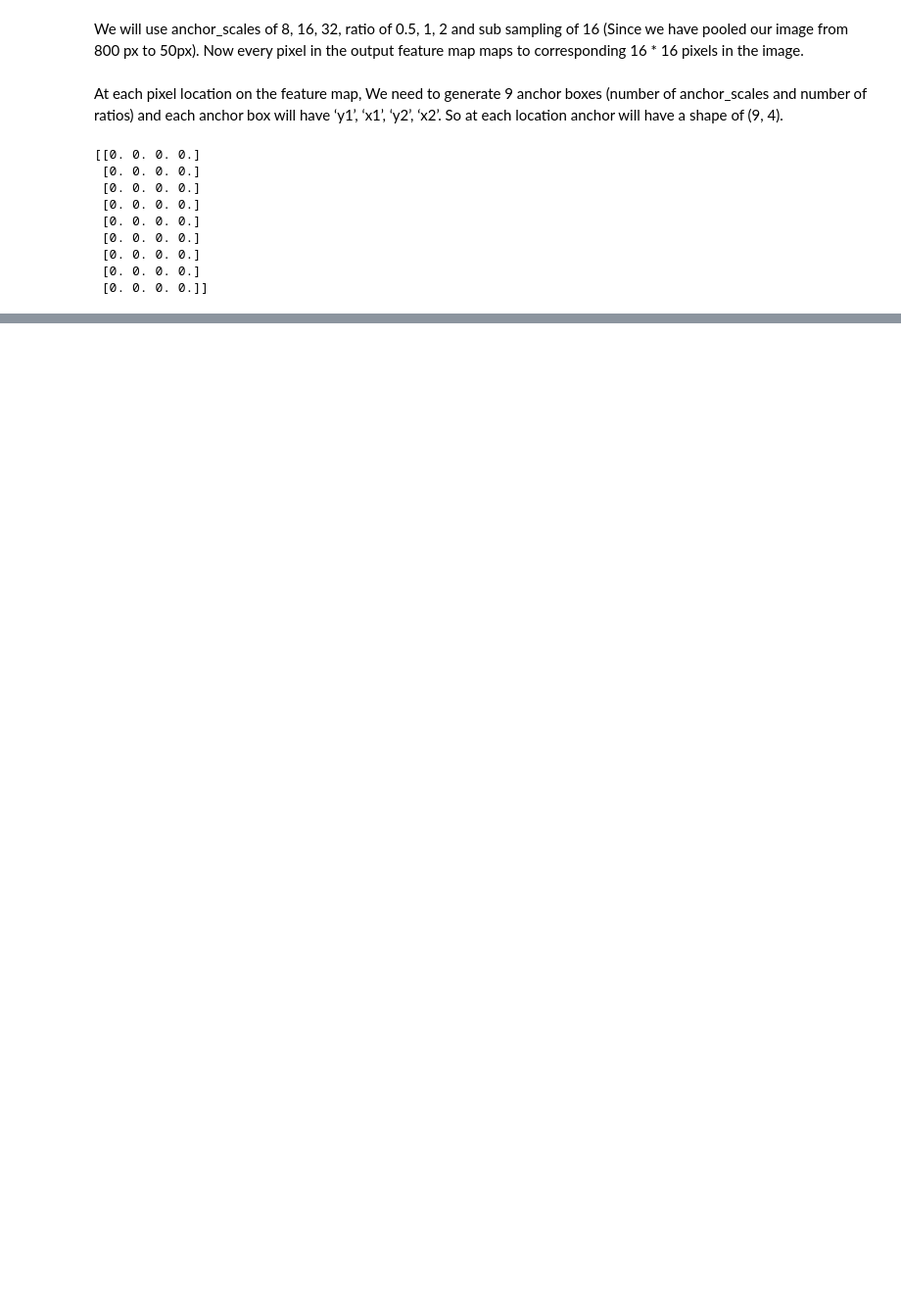
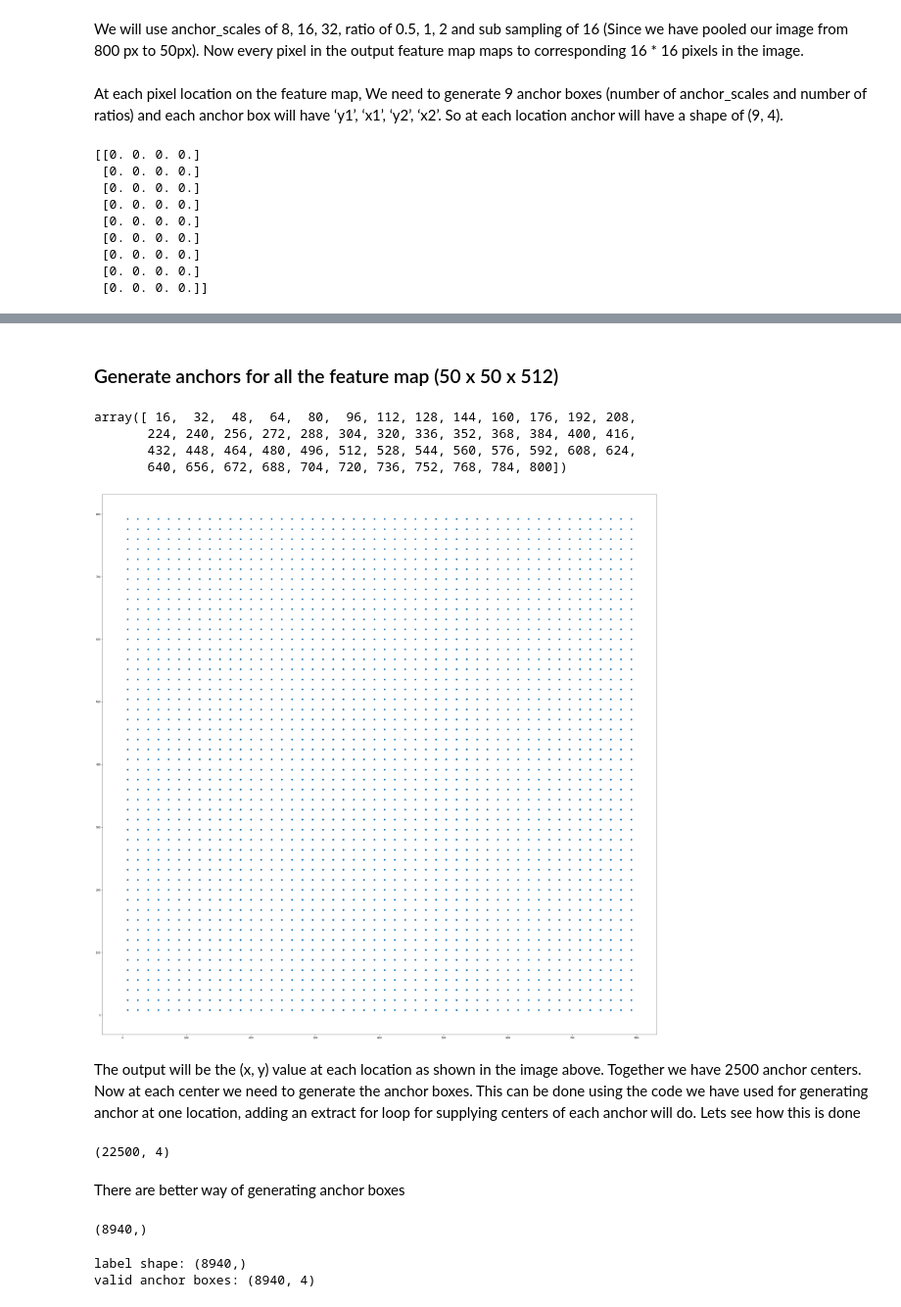
Before and after one commit to mvjluis/TOG, a Jupyter notebook: 06_ConvNets/06_FasterRCNN/Fast_R_CNN_learning.ipynb, the cells around one changed output, grey strips where cells are left out. Shown at 98% size. Cells and saved outputs as stored; diff of their text form; code cells hidden in the pictures; blank space fills up the shorter version.

Commit message:
Updated section 2) Anchors for the labeling in Fast R-CNN

```diff
--- a/06_ConvNets/06_FasterRCNN/Fast_R_CNN_learning.ipynb
+++ b/06_ConvNets/06_FasterRCNN/Fast_R_CNN_learning.ipynb
@@ -150,0 +185,78 @@ center: yc = 8.0, xc = 8.0
+# %% [markdown]
+### Generate anchors for all the feature map (50 x 50 x 512)
+# %%
+fe_size = (800//16)
+ctr_x = np.arange(16, (fe_size+1) * 16, 16)
+ctr_y = np.arange(16, (fe_size+1) * 16, 16)
+
+ctr_x
+# %% [output]
+array([ 16,  32,  48,  64,  80,  96, 112, 128, 144, 160, 176, 192, 208,
+       224, 240, 256, 272, 288, 304, 320, 336, 352, 368, 384, 400, 416,
+       432, 448, 464, 480, 496, 512, 528, 544, 560, 576, 592, 608, 624,
+       640, 656, 672, 688, 704, 720, 736, 752, 768, 784, 800])
+# %%
+# Generate the center coordinates for every anchor box
+index = 0
+ctr = []
+#print(ctr[0][1])
+for x in range(len(ctr_x)):
+    for y in range(len(ctr_y)):
+        #print(index)
+        ctr.append([ctr_y[y] - 8 , ctr_x[x] - 8])
+        index += 1
+ctr = np.array(ctr)
+# %%
+# Plot the center of the anchor boxes
+plt.figure(figsize=(40,40))
+plt.scatter(ctr[:,1],ctr[:,0])
+plt.show()
+# %% [output]
+[figure, added]
+# %% [markdown]
+The output will be the (x, y) value at each location as shown in the image above. Together we have 2500 anchor centers. Now at each center we need to generate the anchor boxes. This can be done using the code we have used for generating anchor at one location, adding an extract for loop for supplying centers of each anchor will do. Lets see how this is done
+# %%
+# Create the 9 anchor box for every center
+anchors = np.zeros(((fe_size*fe_size*9), 4))
+index = 0
+for c in ctr:
+    ctr_y, ctr_x = c
+    for i in range(len(ratios)):
+        for j in range(len(anchor_scales)):
+            h = sub_sample * anchor_scales[j] * np.sqrt(ratios[i])
+            w = sub_sample * anchor_scales[j] * np.sqrt(1./ ratios[i])
+
+            anchors[index, 0] = ctr_y - h/ 2.
+            anchors[index, 1] = ctr_x - w/ 2.
+            anchors[index, 2] = ctr_y + h/ 2.
+            anchors[index, 3] = ctr_x + w/ 2.
+            index += 1
+
+print(anchors.shape)
+# %% [output]
+(22500, 4)
+# %% [markdown]
+There are better way of generating anchor boxes
+# %%
+# Get just the valid indexes of the anchor boxes
+index_inside = np.where((
+    (anchors[:, 0] >= 0) &
+    (anchors[:, 1] >= 0) &
+    (anchors[:, 2] <= 800) &
+    (anchors[:, 3] <= 800)
+    ))[0]
+print(index_inside.shape)
+# %% [output]
+(8940,)
+# %%
+# create an empty array with inside_index shape and fill with -1
+label = np.empty((len(index_inside), ), dtype=np.int32)
+label.fill(-1)
+print("label shape: {}".format(label.shape))
+
+# array with valid anchors
+valid_anchor_boxes = anchors[index_inside]
+print("valid anchor boxes: {}".format(valid_anchor_boxes.shape))
+# %% [output]
+label shape: (8940,)
+valid anchor boxes: (8940, 4)
```
Also changed, not shown: parts of 29 cells of this notebook.
